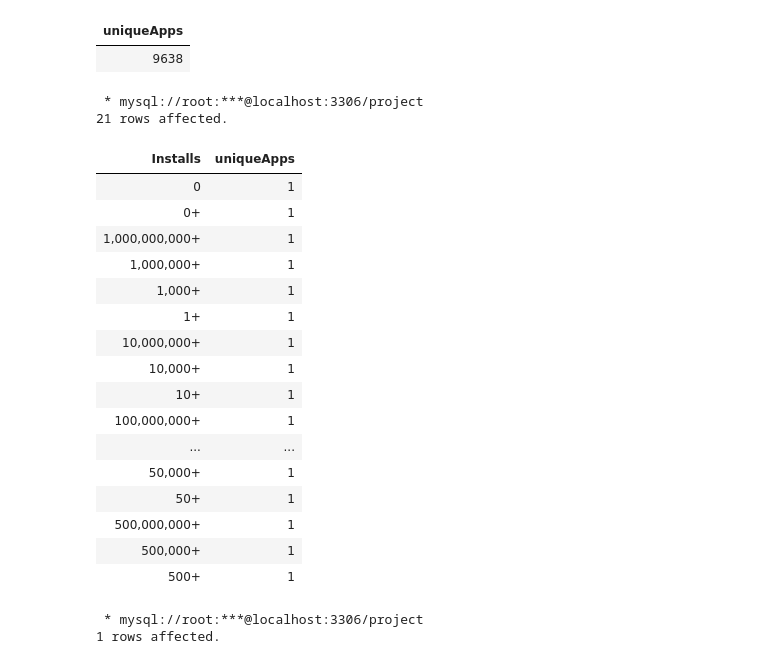
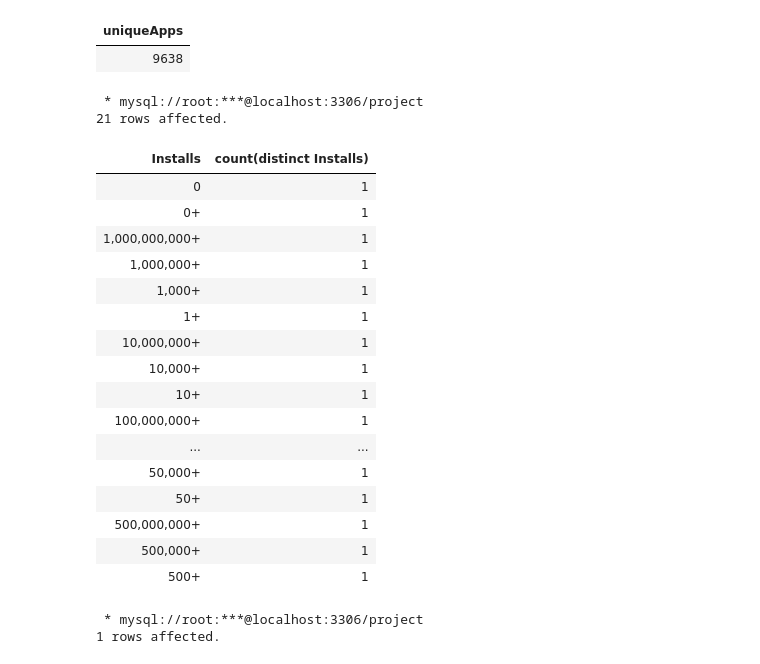
Before and after one commit to NilArj/Google_play, a Jupyter notebook: google_play_apps.ipynb, the cells around one changed output. Cells and saved outputs as stored; diff of their text form; code cells hidden in the pictures.

```diff
--- a/google_play_apps.ipynb
+++ b/google_play_apps.ipynb
@@ -258,13 +261,13 @@ from googleplaystore
 | 9638 |
 # %%
 %%sql
-select Installs,count(distinct Installs) as uniqueApps
+select Installs,count(distinct Installs)
 from googleplaystore
 group by Installs
 # %% [output]
  * mysql://root:***@localhost:3306/project
 21 rows affected.
-| Installs | uniqueApps |
+| Installs | count(distinct Installs) |
 | 0 | 1 |
 | 0+ | 1 |
 | 1,000,000,000+ | 1 |
```
Also changed, not shown: parts of 9 cells of this notebook.
